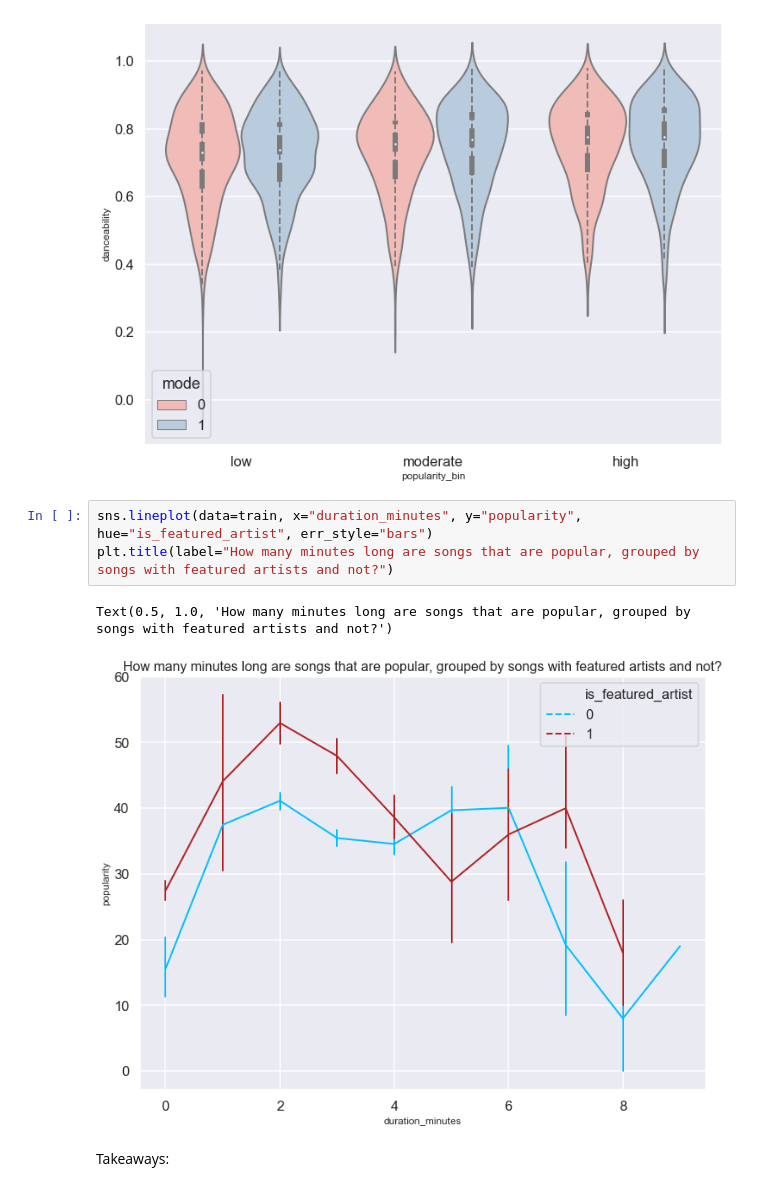
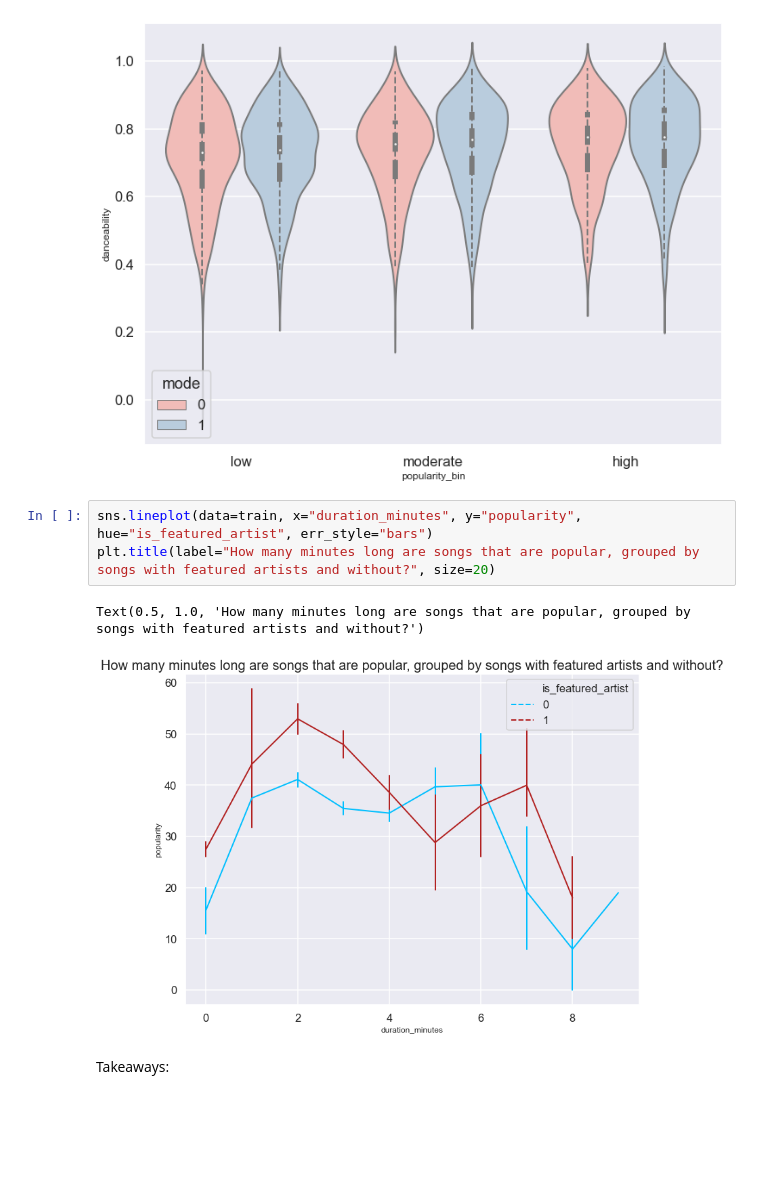
Before and after one commit to SpotiScryers/SpotiScry, a Jupyter notebook: kwame_explore.ipynb, the cells around one changed output. Saved outputs shown, nothing was run; the diff lists cells and outputs as text; blank space fills up the shorter version.

```diff
--- a/kwame_explore.ipynb
+++ b/kwame_explore.ipynb
@@ -444,10 +444,10 @@ plt.show()
 [figure]
 # %%
 sns.lineplot(data=train, x="duration_minutes", y="popularity", hue="is_featured_artist", err_style="bars")
-plt.title(label="How many minutes long are songs that are popular, grouped by songs with featured artists and not?")
+plt.title(label="How many minutes long are songs that are popular, grouped by songs with featured artists and without?", size=20)
 # %% [output]
-Text(0.5, 1.0, 'How many minutes long are songs that are popular, grouped by songs with featured artists and not?')
+Text(0.5, 1.0, 'How many minutes long are songs that are popular, grouped by songs with featured artists and without?')
-[figure, old version]
+[figure, new version]
 # %% [markdown]
 Takeaways:
 # %%
```
Also changed, not shown: 2 other files.
